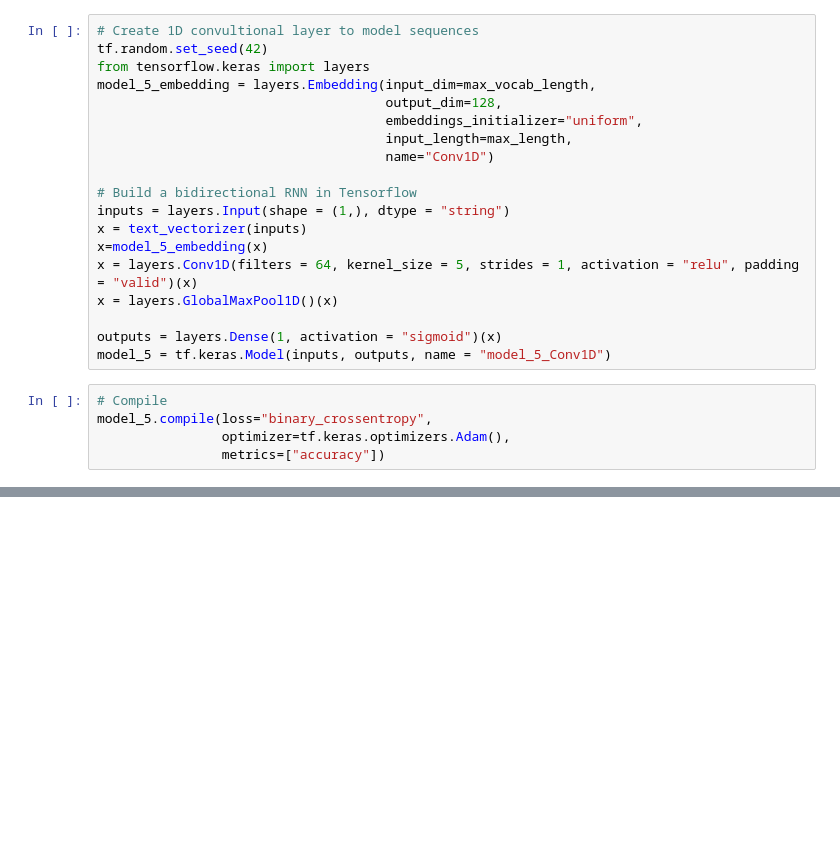
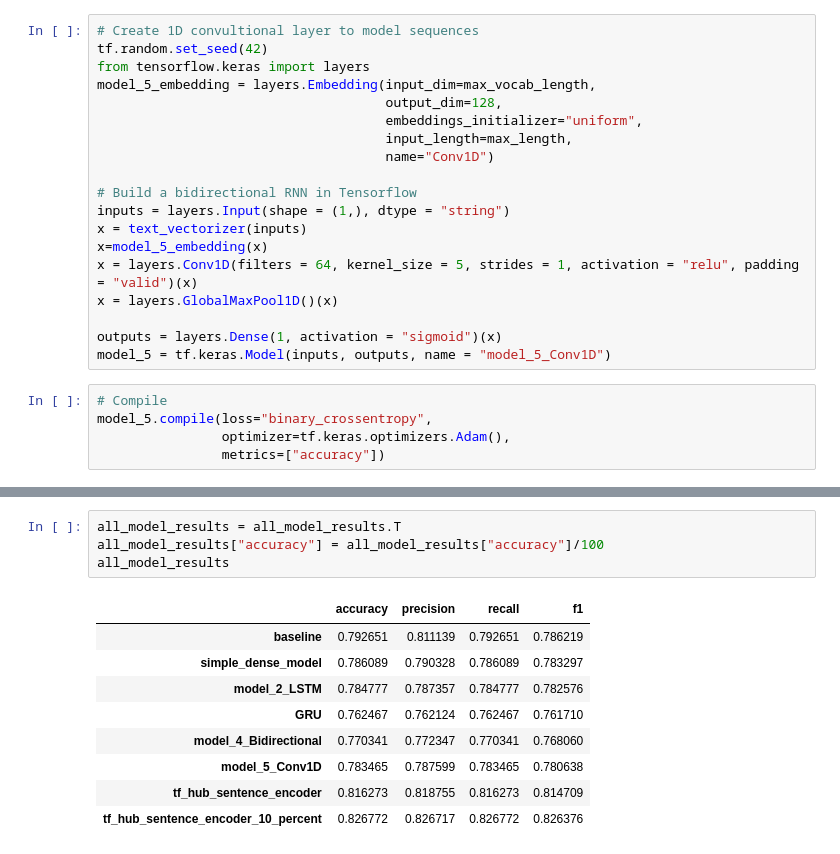
Before and after one commit to gil612/NLP, a Jupyter notebook: NLP_TensorFlow.ipynb, the cells around one changed output, grey strips where cells are left out. Cells and saved outputs as stored; diff of their text form; blank space fills up the shorter version.

```diff
--- a/NLP_TensorFlow.ipynb
+++ b/NLP_TensorFlow.ipynb
@@ -1276,0 +1612,14 @@ model_5_results
+# %%
+all_model_results = all_model_results.T
+all_model_results["accuracy"] = all_model_results["accuracy"]/100
+all_model_results
+# %% [output]
+|  | accuracy | precision | recall | f1 |
+| baseline | 0.792651 | 0.811139 | 0.792651 | 0.786219 |
+| simple_dense_model | 0.786089 | 0.790328 | 0.786089 | 0.783297 |
+| model_2_LSTM | 0.784777 | 0.787357 | 0.784777 | 0.782576 |
+| GRU | 0.762467 | 0.762124 | 0.762467 | 0.761710 |
+| model_4_Bidirectional | 0.770341 | 0.772347 | 0.770341 | 0.768060 |
+| model_5_Conv1D | 0.783465 | 0.787599 | 0.783465 | 0.780638 |
+| tf_hub_sentence_encoder | 0.816273 | 0.818755 | 0.816273 | 0.814709 |
+| tf_hub_sentence_encoder_10_percent | 0.826772 | 0.826717 | 0.826772 | 0.826376 |
```
Also changed, not shown: parts of 62 cells of this notebook.
